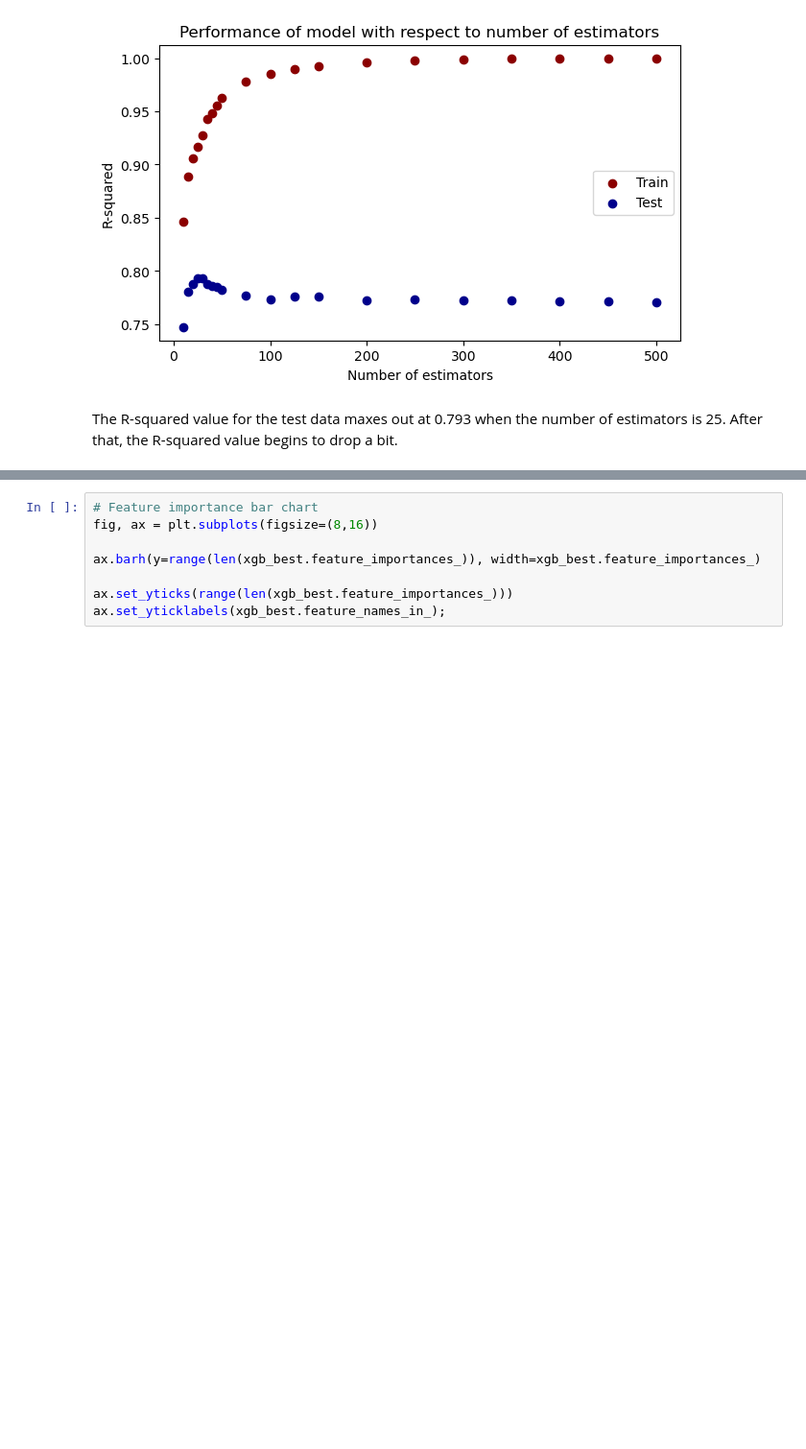
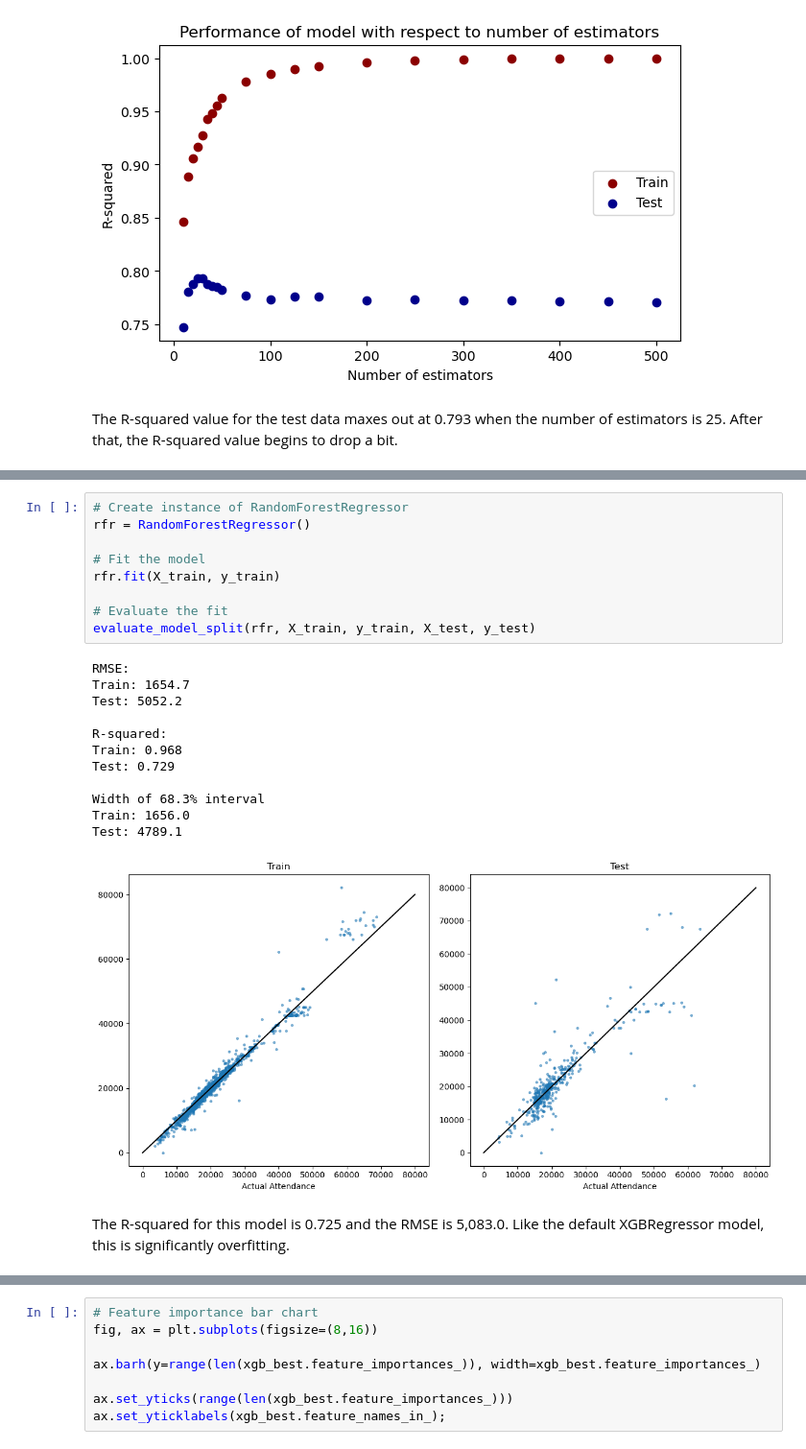
Before and after one commit to daviderics/mls_attendance, a Jupyter notebook: modeling.ipynb, the cells around one changed output, grey strips where cells are left out. Shown at 96% size. Cells and saved outputs as stored; diff of their text form; blank space fills up the shorter version.

```diff
--- a/modeling.ipynb
+++ b/modeling.ipynb
@@ -802,0 +816,24 @@ Below, I plot the importance of each feature in the best fit XGB model.
+# %%
+# Create instance of RandomForestRegressor
+rfr = RandomForestRegressor()
+
+# Fit the model
+rfr.fit(X_train, y_train)
+
+# Evaluate the fit
+evaluate_model_split(rfr, X_train, y_train, X_test, y_test)
+# %% [output]
+RMSE:
+Train: 1654.7
+Test: 5052.2
+
+R-squared:
+Train: 0.968
+Test: 0.729
+
+Width of 68.3% interval
+Train: 1656.0
+Test: 4789.1
+[figure, added]
+# %% [markdown]
+The R-squared for this model is 0.725 and the RMSE is 5,083.0. Like the default XGBRegressor model, this is significantly overfitting.
```
Also changed, not shown: parts of 39 cells of this notebook.
